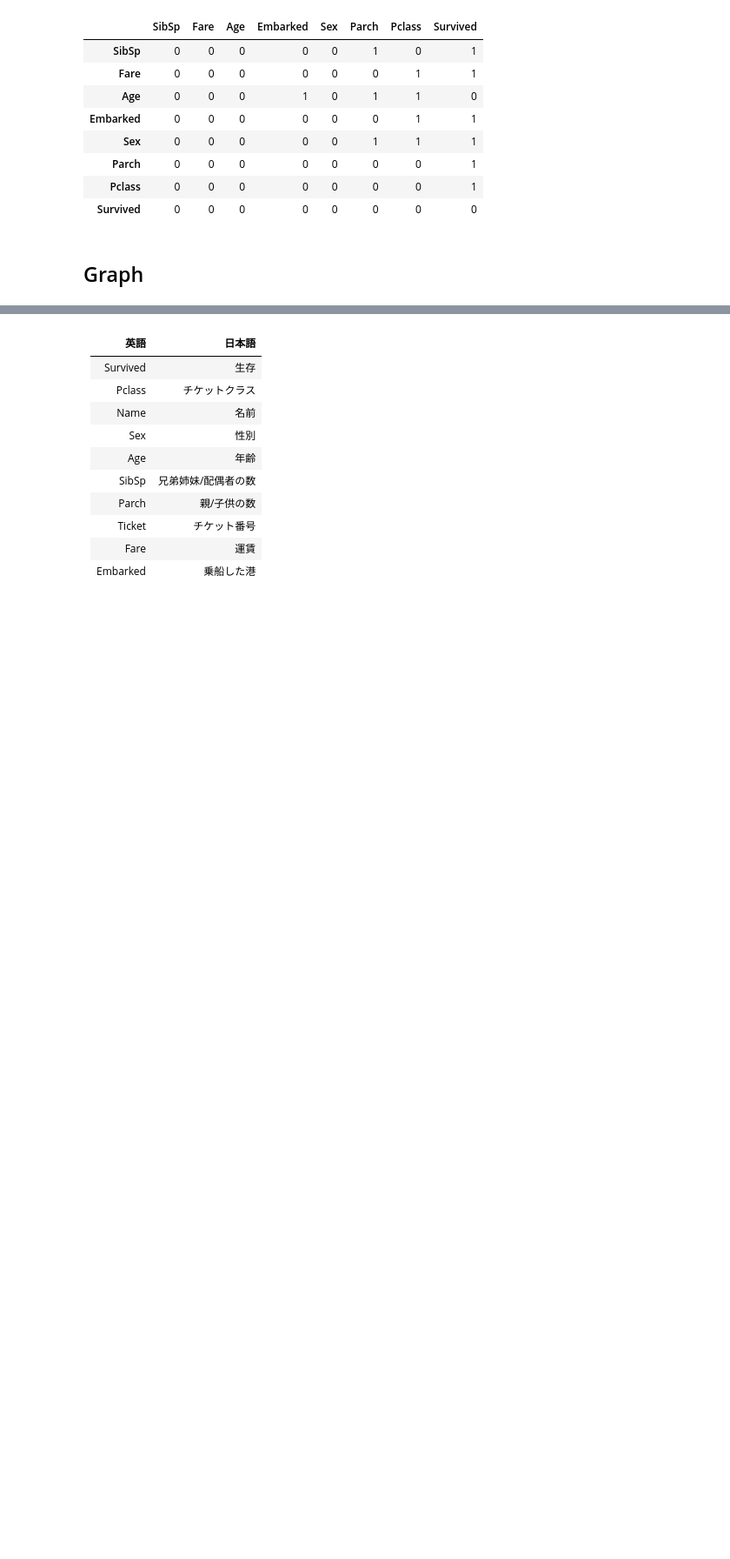
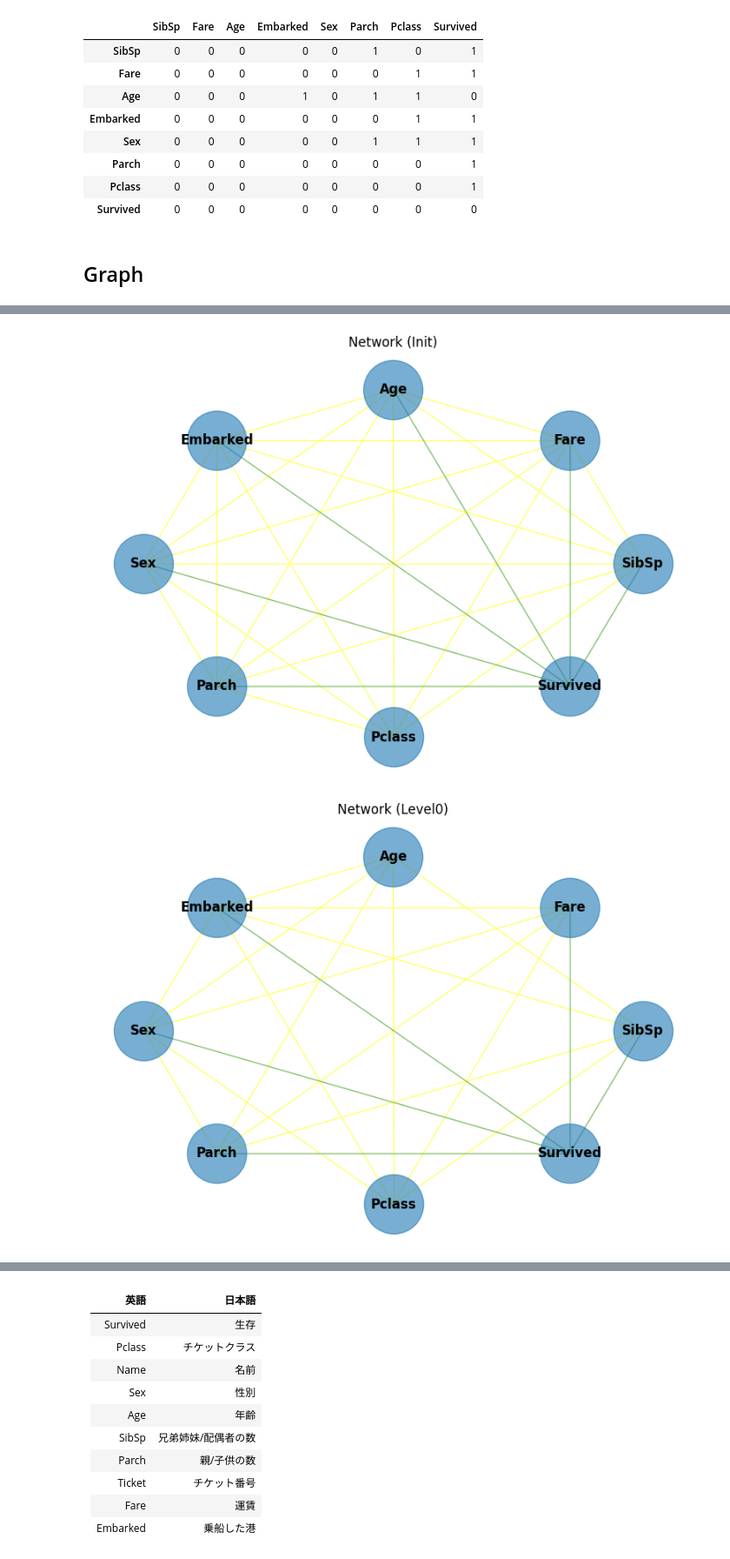
Before and after one commit to TakanariShimbo/example_bayesian_network, a Jupyter notebook: sample_taitanic.ipynb, the cells around one changed output, grey strips where cells are left out. Shown at 87% size. Cells and saved outputs as stored; diff of their text form; code cells hidden in the pictures; blank space fills up the shorter version.

```diff
--- a/sample_taitanic.ipynb
+++ b/sample_taitanic.ipynb
@@ -142,3 +144,5 @@ SibSp , Age | ['Parch', 'Pclass', 'Survived'] -> False [nan]
+# %%
+closeness_df_dict = bayesian_network.analyze(target_col="Survived")
 # %% [markdown]
 # Result
 # %% [markdown]
@@ -239,0 +223,6 @@ for label, connect_df in connect_df_dict.items():
+# %%
+for label, closeness_df in closeness_df_dict.items():
+    viz_closeness(closeness_df, f"Network ({label})")
+# %% [output]
+[figure, added]
+[figure, added]
```
Also changed, not shown: parts of 6 cells of this notebook, 4 other files.
